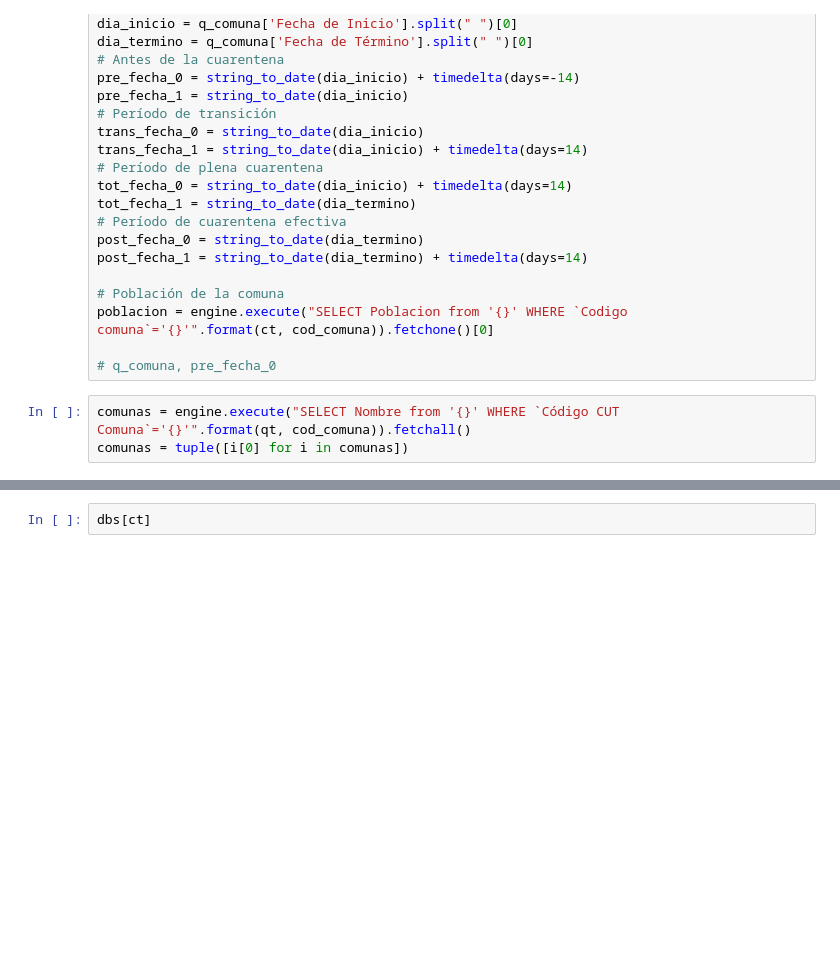
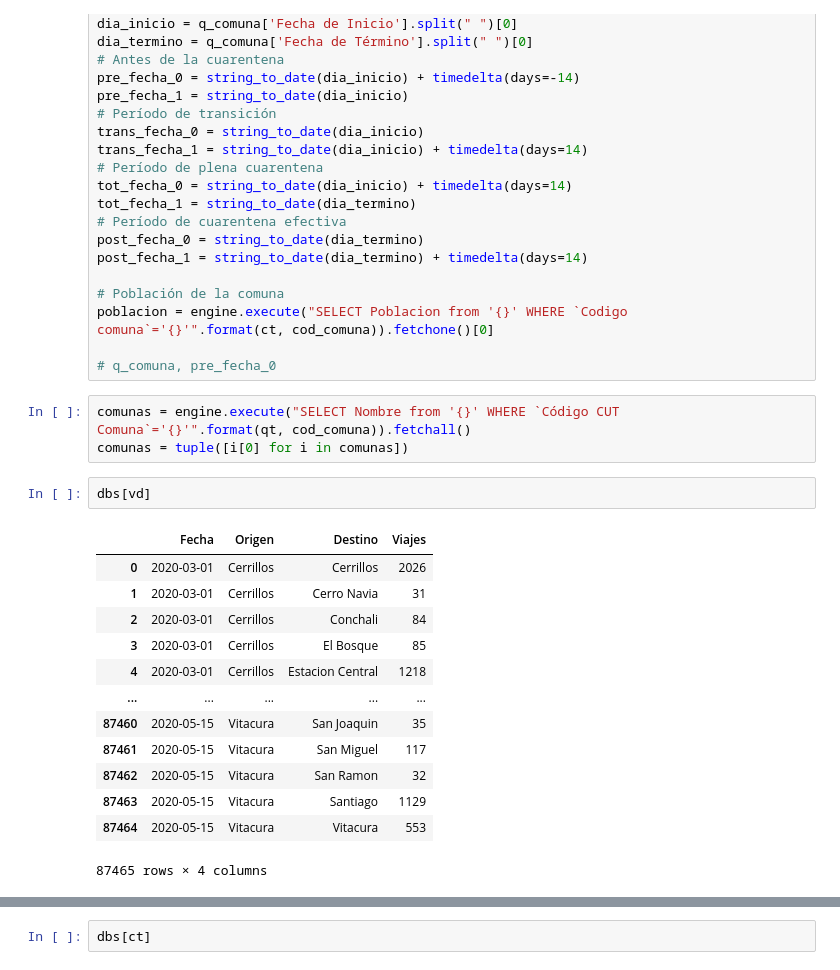
Before and after one commit to pedrobw/covid-cuarentena-efectiva, a Jupyter notebook: preprocess_all_data.ipynb, the cells around one changed output, grey strips where cells are left out. Drawn from its saved outputs; the diff is of its cells as text; blank space fills up the shorter version.

```diff
--- a/preprocess_all_data.ipynb
+++ b/preprocess_all_data.ipynb
@@ -161,6 +161,22 @@ poblacion = engine.execute("SELECT Poblacion from '{}' WHERE `Codigo comuna`='{}
 # %%
 comunas = engine.execute("SELECT Nombre from '{}' WHERE `Código CUT Comuna`='{}'".format(qt, cod_comuna)).fetchall()
 comunas = tuple([i[0] for i in comunas])
+# %%
+dbs[vd]
+# %% [output]
+|  | Fecha | Origen | Destino | Viajes |
+| 0 | 2020-03-01 | Cerrillos | Cerrillos | 2026 |
+| 1 | 2020-03-01 | Cerrillos | Cerro Navia | 31 |
+| 2 | 2020-03-01 | Cerrillos | Conchali | 84 |
+| 3 | 2020-03-01 | Cerrillos | El Bosque | 85 |
+| 4 | 2020-03-01 | Cerrillos | Estacion Central | 1218 |
+| ... | ... | ... | ... | ... |
+| 87460 | 2020-05-15 | Vitacura | San Joaquin | 35 |
+| 87461 | 2020-05-15 | Vitacura | San Miguel | 117 |
+| 87462 | 2020-05-15 | Vitacura | San Ramon | 32 |
+| 87463 | 2020-05-15 | Vitacura | Santiago | 1129 |
+| 87464 | 2020-05-15 | Vitacura | Vitacura | 553 |
+87465 rows × 4 columns
 # %%
 # Viajes donde la comuna es ORIGEN
 if len(comunas) > 1:
```
Also changed, not shown: parts of 2 cells of this notebook, 2 other files.
